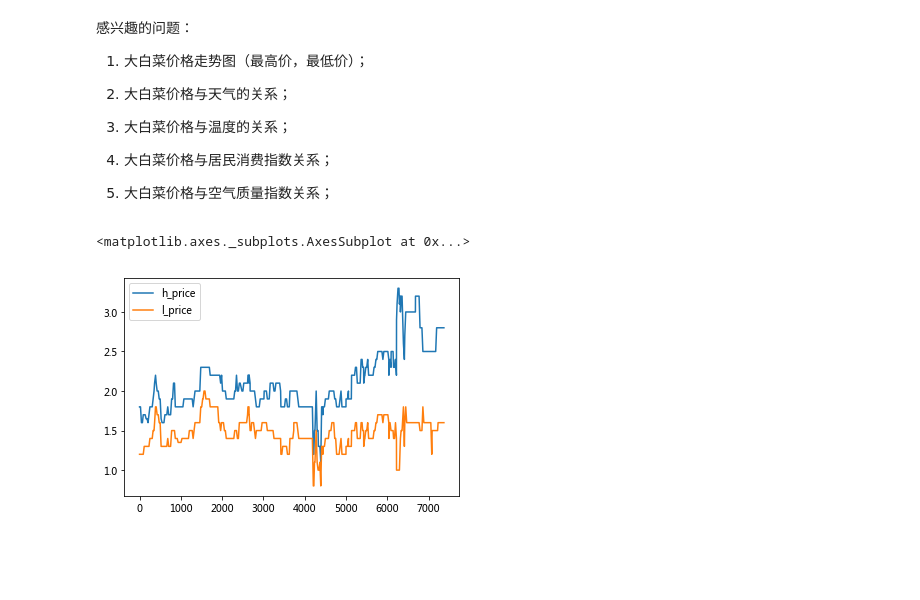
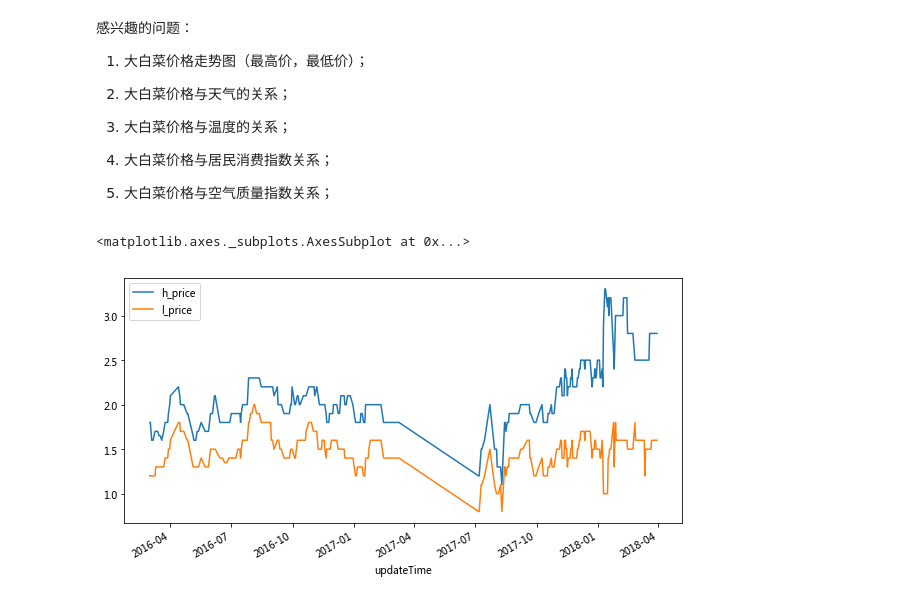
Before and after one commit to leesper/Vegetables_Price, a Jupyter notebook: vegetable_price_eda.ipynb, the cells around one changed output. Drawn from its saved outputs; the diff is of its cells as text; code cells hidden in the pictures; blank space fills up the shorter version.

Commit message:
use time as label

```diff
--- a/vegetable_price_eda.ipynb
+++ b/vegetable_price_eda.ipynb
@@ -12,7 +12,7 @@ from datetime import datetime as dt
 ## 读取数据
 # %%
 vegetable_prices = pd.read_csv('vegetable_prices.csv')
-# vegetable_prices['updateTime'] = pd.to_datetime(vegetable_prices['updateTime'])
+vegetable_prices['updateTime'] = pd.to_datetime(vegetable_prices['updateTime'])
 vegetable_prices.head()
 # %% [output]
 |  | v_name | v_price | h_price | l_price | v_market | area | source | updateTime | insertTime | yWendu | ... |
@@ -91,7 +91,9 @@ dabaicai_df = vegetable_prices[vegetable_prices['v_name'] == '大白菜']
 # %%
 
 dabaicai_double_prices = dabaicai_df[['h_price', 'l_price', 'updateTime']]
-dabaicai_double_prices.plot()
+# dabaicai_double_prices.plot()
+dabaicai_double_prices.set_index('updateTime', inplace=True)
+dabaicai_double_prices.plot(figsize=(10, 5))
 # %% [output]
 <matplotlib.axes._subplots.AxesSubplot at 0x...>
-[figure, old version]
+[figure, new version]
```
